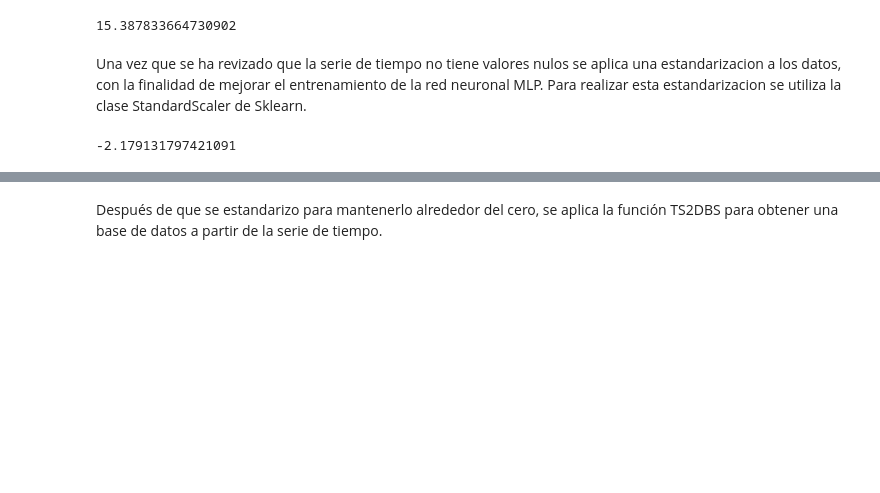
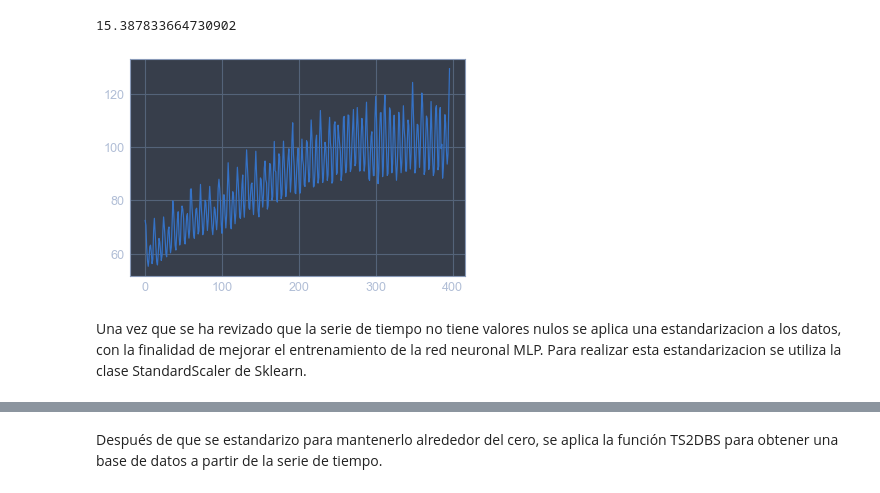
Before and after one commit to Miguel-RM/Proyecto-Final, a Jupyter notebook: PFinalNoisy.ipynb, the cells around one changed output, grey strips where cells are left out. Saved outputs shown, nothing was run; the diff lists cells and outputs as text; code cells hidden in the pictures; blank space fills up the shorter version.

```diff
--- a/PFinalNoisy.ipynb
+++ b/PFinalNoisy.ipynb
@@ -83,5 +163,11 @@ serie.min()
 serie.std()
 # %% [output]
 15.387833664730902
+# %%
+serie = np.array(serie)
+plt.plot(serie)
+plt.show()
+# %% [output]
+[figure, added]
 # %% [markdown]
 Una vez que se ha revizado que la serie de tiempo no tiene valores nulos se aplica una estandarizacion a los datos, con la finalidad de mejorar el entrenamiento de la red neuronal MLP. Para realizar esta estandarizacion se utiliza la clase StandardScaler de Sklearn.
@@ -90,4 +177,0 @@ serie = (serie - serie.mean()) / serie.std()
-# %%
-serie.min()
-# %% [output]
--2.179131797421091
```
Also changed, not shown: parts of 39 cells of this notebook, 6 other files.
